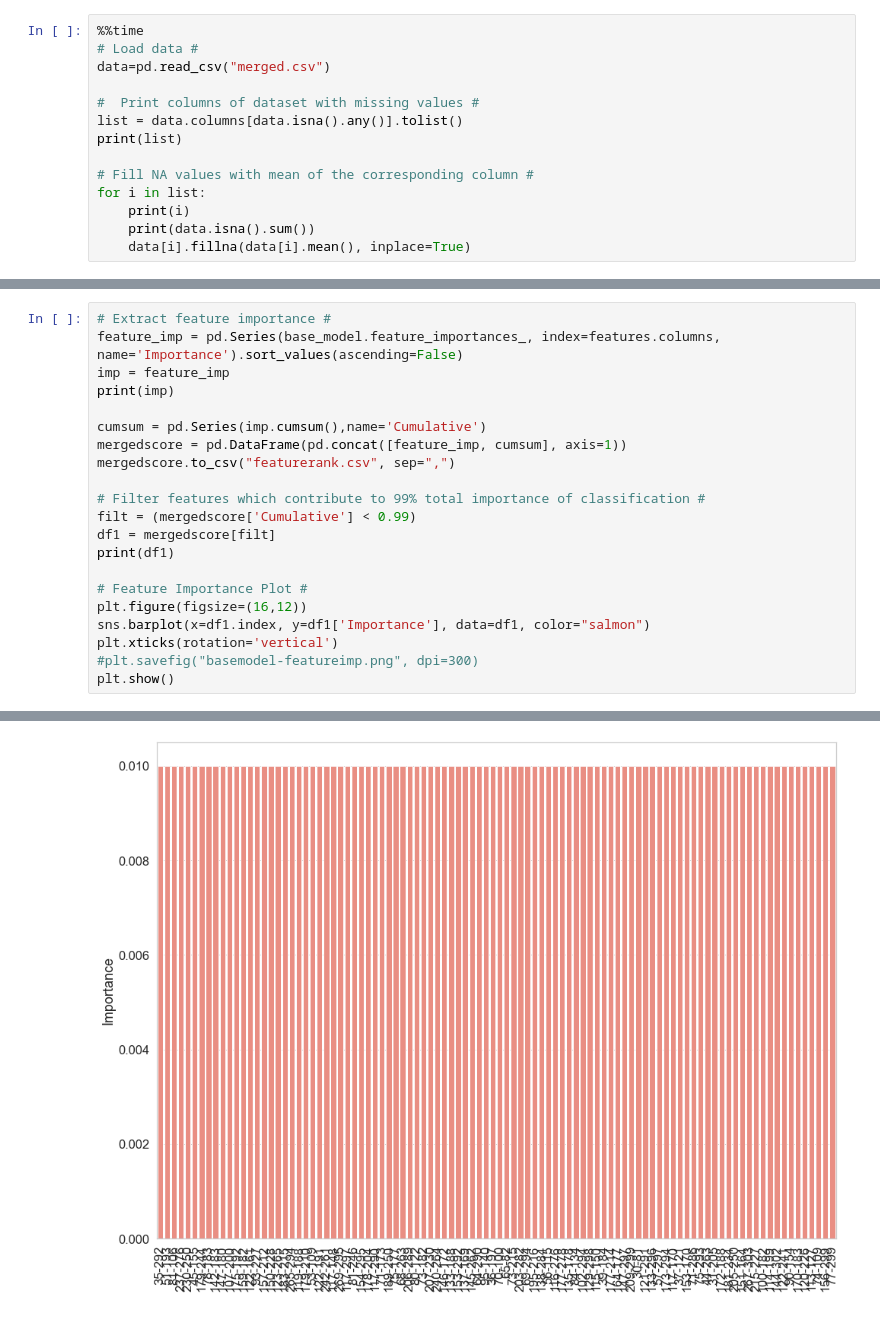
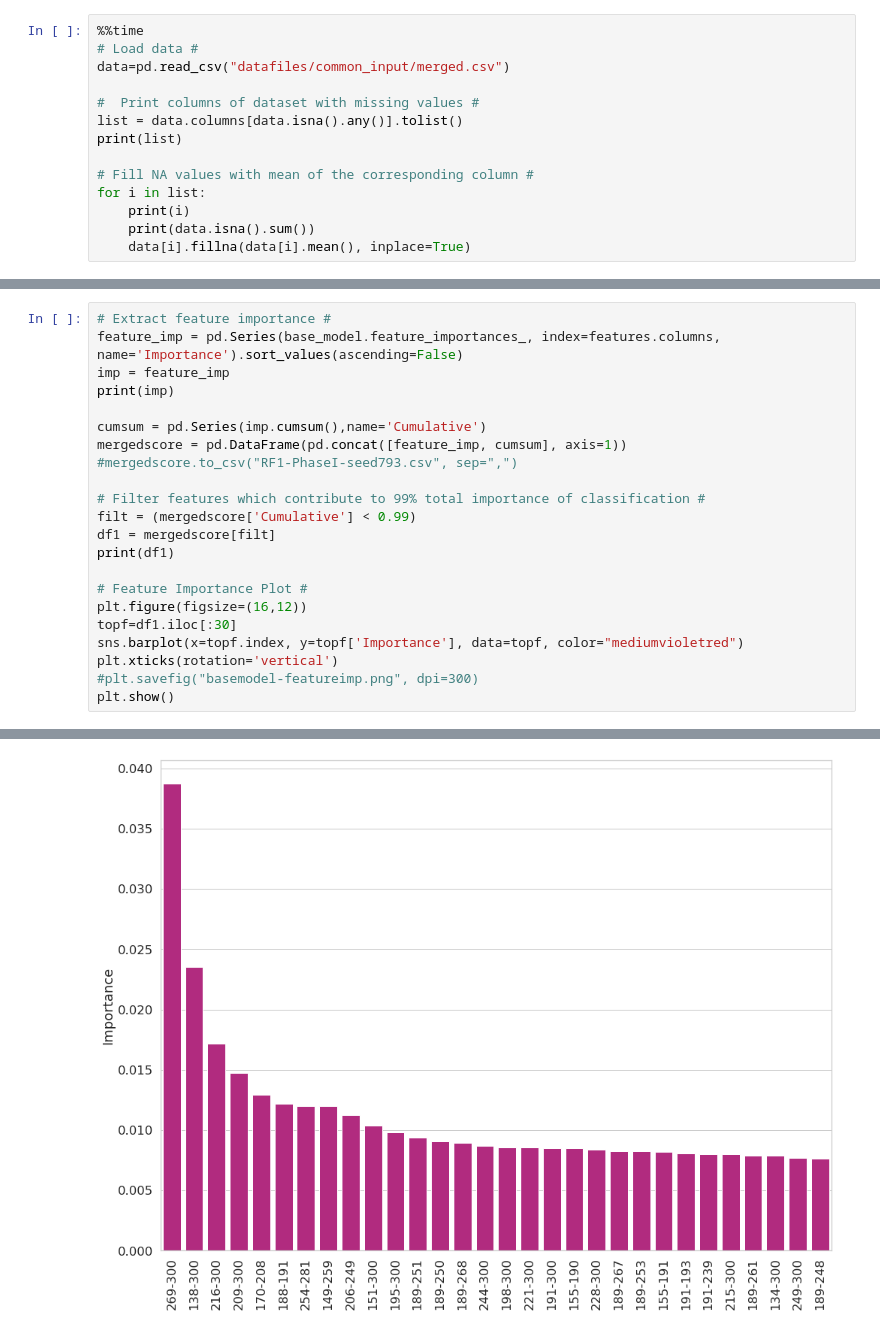
Before and after one commit to rcNibedita/ML_TAK1, a Jupyter notebook: randomforest.ipynb, the cells around one changed output, grey strips where cells are left out. Drawn from its saved outputs; the diff is of its cells as text.

```diff
--- a/randomforest.ipynb
+++ b/randomforest.ipynb
@@ -14,7 +13,7 @@ import seaborn as sns
 # %%
 %%time
 # Load data #
-data=pd.read_csv("merged.csv")
+data=pd.read_csv("datafiles/common_input/merged.csv")
 
 #  Print columns of dataset with missing values #
 list = data.columns[data.isna().any()].tolist()
@@ -125,7 +138,7 @@ print(imp)
 
 cumsum = pd.Series(imp.cumsum(),name='Cumulative')
 mergedscore = pd.DataFrame(pd.concat([feature_imp, cumsum], axis=1))
-mergedscore.to_csv("featurerank.csv", sep=",")
+#mergedscore.to_csv("RF1-PhaseI-seed793.csv", sep=",")
 
 # Filter features which contribute to 99% total importance of classification #
 filt = (mergedscore['Cumulative'] < 0.99)
@@ -134,7 +147,8 @@ print(df1)
 
 # Feature Importance Plot #
 plt.figure(figsize=(16,12))
-sns.barplot(x=df1.index, y=df1['Importance'], data=df1, color="salmon")
+topf=df1.iloc[:30]
+sns.barplot(x=topf.index, y=topf['Importance'], data=topf, color="mediumvioletred")
 plt.xticks(rotation='vertical')
 #plt.savefig("basemodel-featureimp.png", dpi=300)
 plt.show()
@@ -159,2 +173,2 @@ Name: Importance, Length: 38226, dtype: float64
-[figure, old version]
+[figure, new version]
 # %%
```
Also changed, not shown: parts of 7 cells of this notebook.
